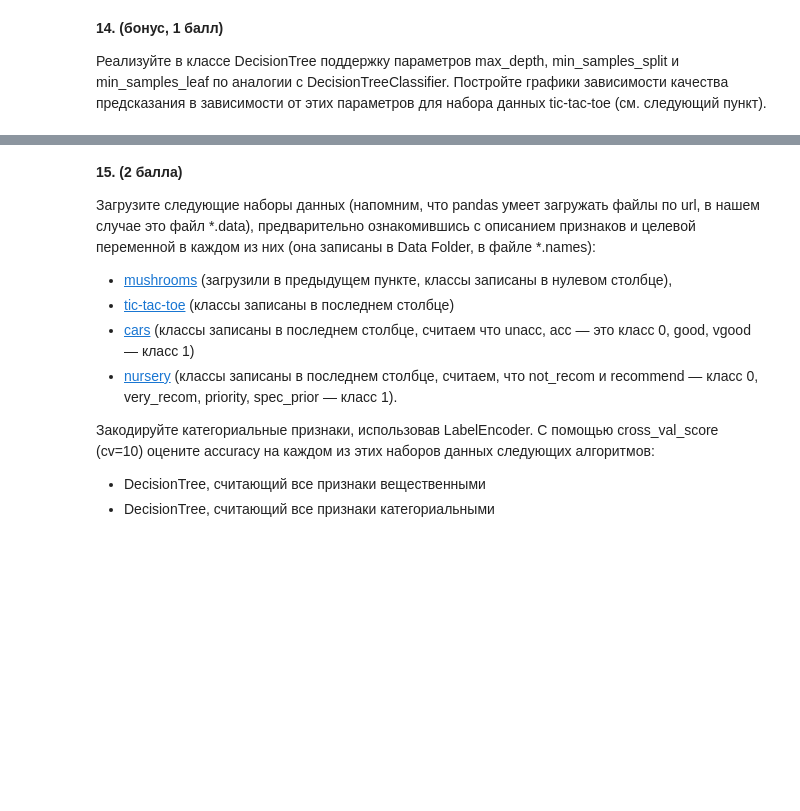
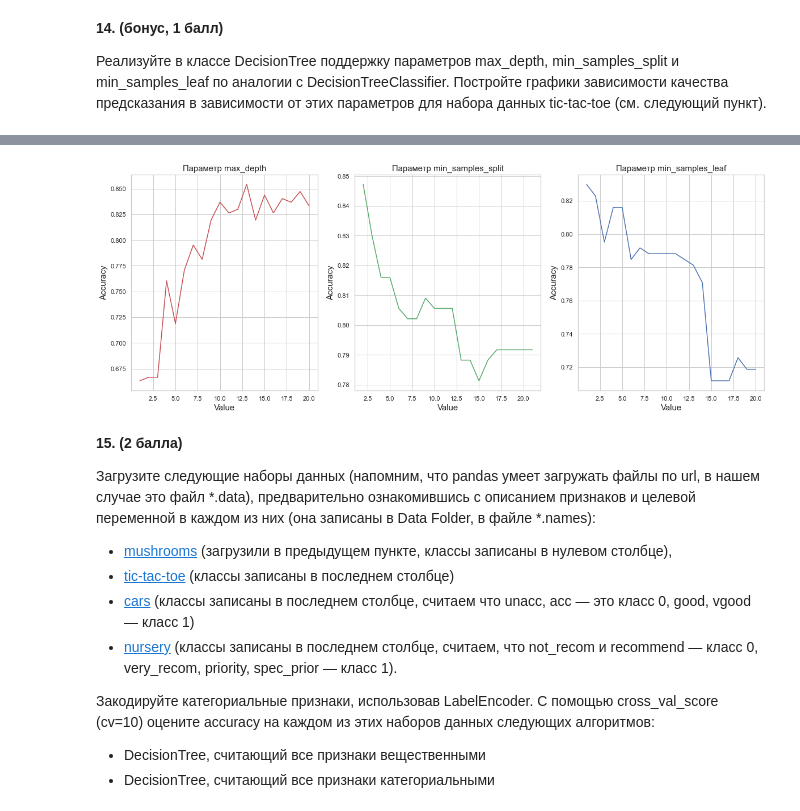
Before and after one commit to farrzik/Autumn_Python_2022, a Jupyter notebook: homework-07/homework-practice-07.ipynb, the cells around one changed output, grey strips where cells are left out. Drawn from its saved outputs; the diff is of its cells as text; code cells hidden in the pictures; blank space fills up the shorter version.

```diff
--- a/homework-07/homework-practice-07.ipynb
+++ b/homework-07/homework-practice-07.ipynb
@@ -186,0 +180,5 @@ __7. (0.5 балла)__
+# %%
+LE = LabelEncoder()
+for i in range(len(mushrooms.columns)):
+    mushrooms.iloc[:, i] = LE.fit_transform(mushrooms.iloc[:, i])
+mushrooms.head()
@@ -188,3 +204,6 @@ __7. (0.5 балла)__
 __14. (бонус, 1 балл)__
 
 Реализуйте в классе DecisionTree поддержку параметров max_depth, min_samples_split и min_samples_leaf по аналогии с DecisionTreeClassifier. Постройте графики зависимости качества предсказания в зависимости от этих параметров для набора данных tic-tac-toe (см. следующий пункт).
+# %%
+tic_tac_toe = pd.read_csv('tic-tac-toe.data')
+tic_tac_toe
@@ -190,0 +224,5 @@ __14. (бонус, 1 балл)__
+# %%
+LE = LabelEncoder()
+for i in range(len(tic_tac_toe.columns)):
+    tic_tac_toe.iloc[:, i] = LE.fit_transform(tic_tac_toe.iloc[:, i])
+tic_tac_toe
@@ -191,3 +243,30 @@ __14. (бонус, 1 балл)__
+# %%
+tic_t = np.array(tic_tac_toe['positive'])
+tic_f = np.array(tic_tac_toe.drop('positive', axis = 1))
+x_train, x_test, y_train, y_test = train_test_split(tic_f, tic_t, test_size = 0.3, random_state = 15)
+depth_acc, split_acc, leaf_acc = np.zeros(20), np.zeros(20), np.zeros(20)
+for i in range(20):
+    dt_depth = DecisionTreeClassifier(max_depth = i + 1).fit(x_train, y_train)
+    dt_split = DecisionTreeClassifier(min_samples_split = i + 2).fit(x_train, y_train)
+    dt_leaf = DecisionTreeClassifier(min_samples_leaf = i + 1).fit(x_train, y_train)
+    depth_acc[i] = dt_depth.score(x_test, y_test)
+    split_acc[i] = dt_split.score(x_test, y_test)
+    leaf_acc[i] = dt_leaf.score(x_test, y_test)
+# %%
+fig, ax = plt.subplots(1, 3, figsize = (20, 7))
+xx = np.arange(1, 21)
+xx_split = np.arange(2, 22)
+ax[0].plot(xx, depth_acc, color = 'r')
+ax[1].plot(xx_mss, split_acc, color = 'g')
+ax[2].plot(xx, leaf_acc, color = 'b')
+ax[0].set_title('Параметр max_depth', fontsize = 15)
+ax[1].set_title('Параметр min_samples_split', fontsize = 15)
+ax[2].set_title('Параметр min_samples_leaf', fontsize = 15)
+for i in range(0,3):
+    ax[i].set_xlabel('Value', fontsize = 15)
+    ax[i].set_ylabel('Accuracy', fontsize = 15)
+# %% [output]
+[figure, added]
 # %% [markdown]
 __15. (2 балла)__
 
```
Also changed, not shown: parts of 20 cells of this notebook, 4 other files.
